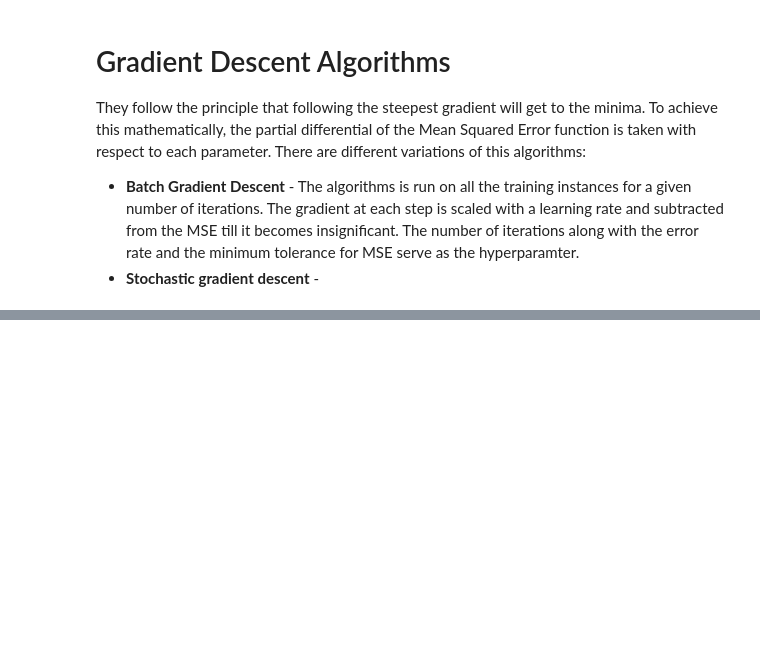
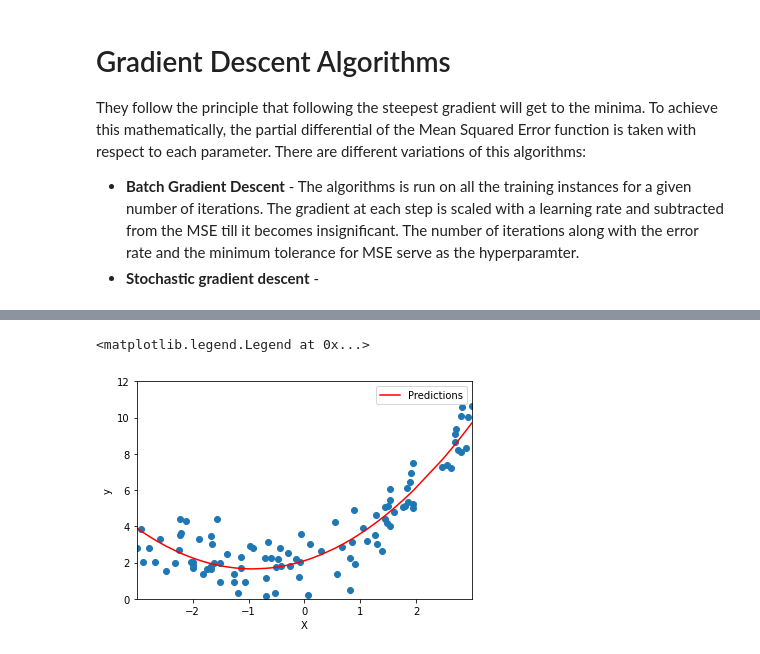
Before and after one commit to smitbose/practise-handsonbook, a Jupyter notebook: Ch 4 - Training Models.ipynb, the cells around one changed output, grey strips where cells are left out. Drawn from its saved outputs; the diff is of its cells as text; code cells hidden in the pictures; blank space fills up the shorter version.

```diff
--- a/Ch 4 - Training Models.ipynb
+++ b/Ch 4 - Training Models.ipynb
@@ -158,0 +205,16 @@ for epoch in range(n_epochs):
+# %%
+plt.scatter(X,y)
+order = np.argsort(X,axis=0)
+Xs = np.array(X)[order]
+ys = np.array(y_pred)[order]
+Xs.resize(100)
+ys.resize(100)
+plt.plot(Xs,ys, "r-", label = "Predictions")
+plt.ylim([0,12])
+plt.xlabel("X")
+plt.ylabel("y")
+plt.margins(x=0,y=0)
+plt.legend()
+# %% [output]
+<matplotlib.legend.Legend at 0x...>
+[figure, added]
```
Also changed, not shown: parts of 18 cells of this notebook.
